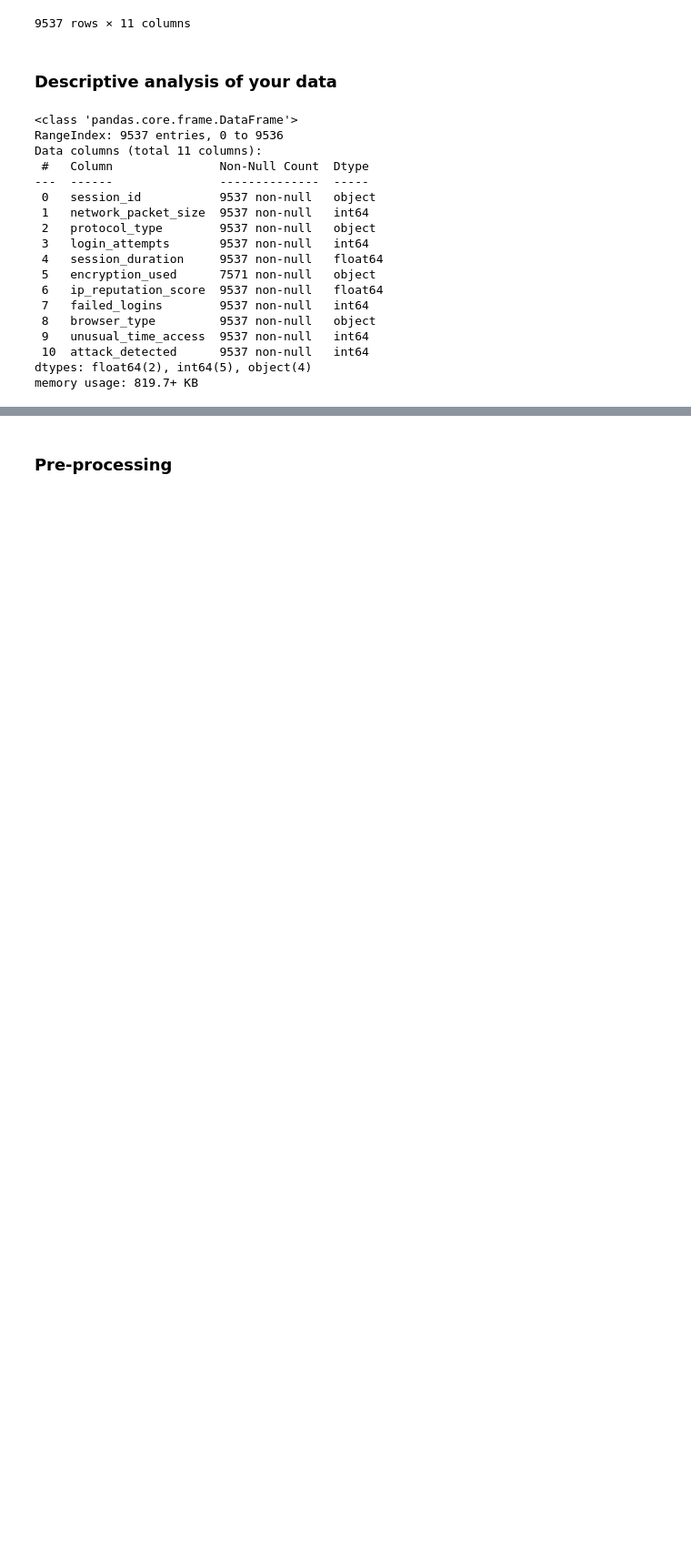
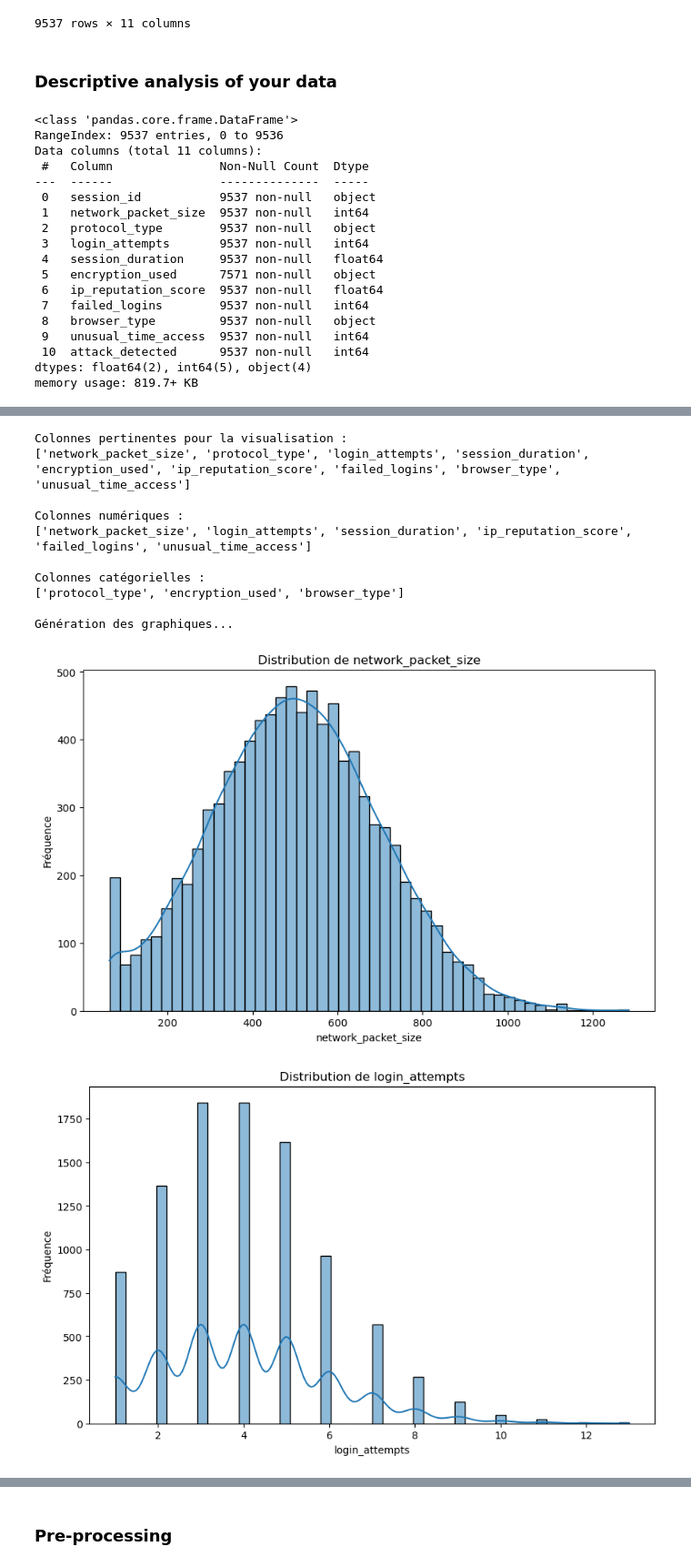
Before and after one commit to WANG-Lucas-sokko/ML_CCC, a Jupyter notebook: ML_CCC_project.ipynb, the cells around one changed output, grey strips where cells are left out. Shown at 91% size. Drawn from its saved outputs; the diff is of its cells as text; code cells hidden in the pictures; blank space fills up the shorter version.

Commit message:
Updated: Added Histogram analysis of relevant columns

```diff
--- a/ML_CCC_project.ipynb
+++ b/ML_CCC_project.ipynb
@@ -56,2 +56,65 @@ plt.show()
 # %%
 # We can observe that login_attempts, ip_reputation_score, failed_login are the most correlated features to attack_detected
+# %%
+relevant_columns = [col for col in data.columns if col not in ['attack_detected', 'session_id']]
+
+print("\nColonnes pertinentes pour la visualisation :")
+print(relevant_columns)
+
+# Catégoriser les colonnes
+numerical_columns = []
+categorical_columns = []
+
+for col in relevant_columns:
+    if data[col].dtype in ['int64', 'float64']:
+        numerical_columns.append(col)
+    # Vérifier le type 'object' et s'il contient des valeurs non numériques
+    elif data[col].dtype == 'object':
+        if data[col].apply(lambda x: isinstance(x, str)).any():
+            categorical_columns.append(col)
+        else:
+            numerical_columns.append(col) # Traiter comme numérique si tout est numérique
+    elif data[col].dtype == 'category':
+        categorical_columns.append(col)
+
+
+print("\nColonnes numériques :")
+print(numerical_columns)
+print("\nColonnes catégorielles :")
+print(categorical_columns)
+
+# Générer les graphiques pour l'ensemble du dataframe
+print("\nGénération des graphiques...")
+
+# Générer les histogrammes pour les colonnes numériques
+for col in numerical_columns:
+    plt.figure(figsize=(10, 6))
+    sns.histplot(data=data, x=col, bins=50, kde=True)
+    plt.title(f'Distribution de {col}')
+    plt.xlabel(col)
+    plt.ylabel('Fréquence')
+    plt.show()
+
+# Générer les graphiques à barres pour les colonnes catégorielles
+for col in categorical_columns:
+    plt.figure(figsize=(10, 6))
+    # Utiliser 'y=col' pour les barres horizontales si les noms sont longs
+    # Triez pour afficher les plus fréquents en premier
+    sns.countplot(data=data, y=col, order=data[col].value_counts().index)
+    plt.title(f'Distribution de {col}')
+    plt.xlabel('Compte')
+    plt.ylabel(col)
+    plt.show()
+# %% [output]
+Colonnes pertinentes pour la visualisation :
+['network_packet_size', 'protocol_type', 'login_attempts', 'session_duration', 'encryption_used', 'ip_reputation_score', 'failed_logins', 'browser_type', 'unusual_time_access']
+
+Colonnes numériques :
+['network_packet_size', 'login_attempts', 'session_duration', 'ip_reputation_score', 'failed_logins', 'unusual_time_access']
+
+Colonnes catégorielles :
+['protocol_type', 'encryption_used', 'browser_type']
+
+Génération des graphiques...
+[figure, added]
+[figure, added]
```
Also changed, not shown: parts of 4 cells of this notebook.
